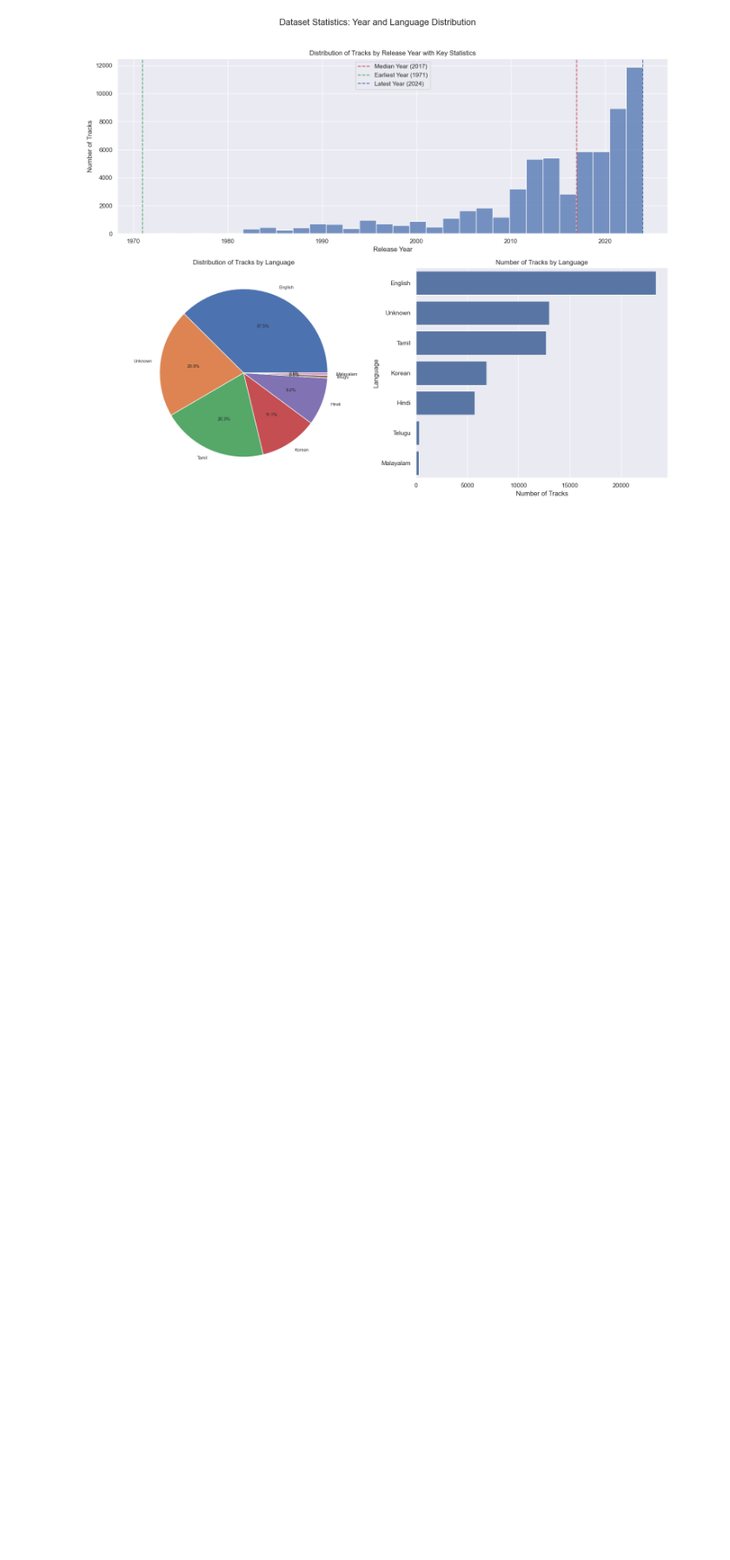
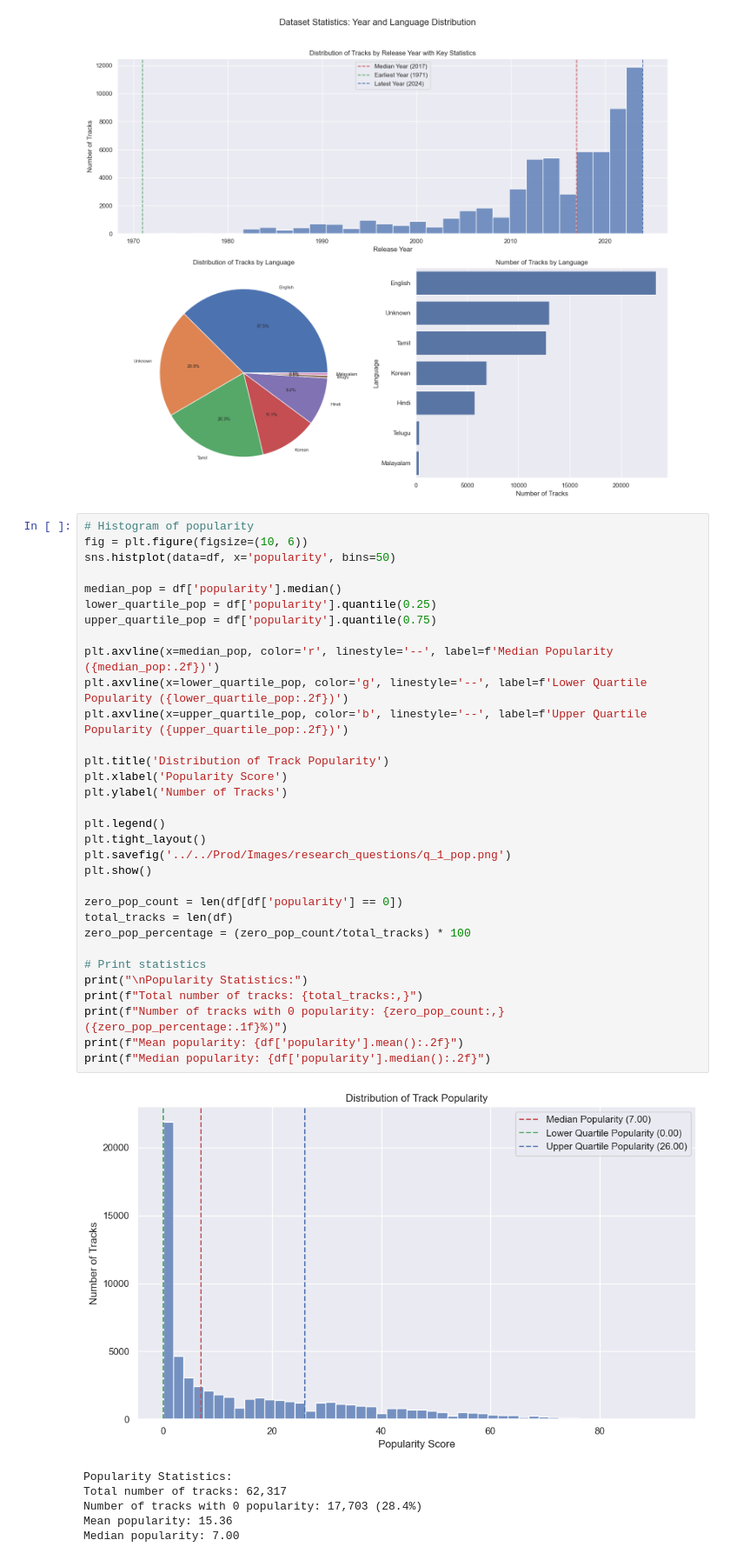
Before and after one commit to Sammuel21/pridav-music-project, a Jupyter notebook: Development/krebesova7/research_questions_graphs.ipynb, the cells around one changed output. Shown: that part at 87% size. Drawn from its saved outputs; the diff is of its cells as text; blank space fills up the shorter version.

Commit message:
Research question 1 answer added

```diff
--- a/Development/krebesova7/research_questions_graphs.ipynb
+++ b/Development/krebesova7/research_questions_graphs.ipynb
@@ -101,3 +101,42 @@ plt.savefig('../../Prod/Images/research_questions/q_1.png')
 plt.show()
 # %% [output]
 [figure]
+# %%
+# Histogram of popularity
+fig = plt.figure(figsize=(10, 6))
+sns.histplot(data=df, x='popularity', bins=50)
+
+median_pop = df['popularity'].median()
+lower_quartile_pop = df['popularity'].quantile(0.25)
+upper_quartile_pop = df['popularity'].quantile(0.75)
+
+plt.axvline(x=median_pop, color='r', linestyle='--', label=f'Median Popularity ({median_pop:.2f})')
+plt.axvline(x=lower_quartile_pop, color='g', linestyle='--', label=f'Lower Quartile Popularity ({lower_quartile_pop:.2f})')
+plt.axvline(x=upper_quartile_pop, color='b', linestyle='--', label=f'Upper Quartile Popularity ({upper_quartile_pop:.2f})')
+
+plt.title('Distribution of Track Popularity')
+plt.xlabel('Popularity Score')
+plt.ylabel('Number of Tracks')
+
+plt.legend()
+plt.tight_layout()
+plt.savefig('../../Prod/Images/research_questions/q_1_pop.png')
+plt.show()
+
+zero_pop_count = len(df[df['popularity'] == 0])
+total_tracks = len(df)
+zero_pop_percentage = (zero_pop_count/total_tracks) * 100
+
+# Print statistics
+print("\nPopularity Statistics:")
+print(f"Total number of tracks: {total_tracks:,}")
+print(f"Number of tracks with 0 popularity: {zero_pop_count:,} ({zero_pop_percentage:.1f}%)")
+print(f"Mean popularity: {df['popularity'].mean():.2f}")
+print(f"Median popularity: {df['popularity'].median():.2f}")
+# %% [output]
+[figure, added]
+Popularity Statistics:
+Total number of tracks: 62,317
+Number of tracks with 0 popularity: 17,703 (28.4%)
+Mean popularity: 15.36
+Median popularity: 7.00
```
Also changed, not shown: parts of 1 cell of this notebook, 3 other files.
